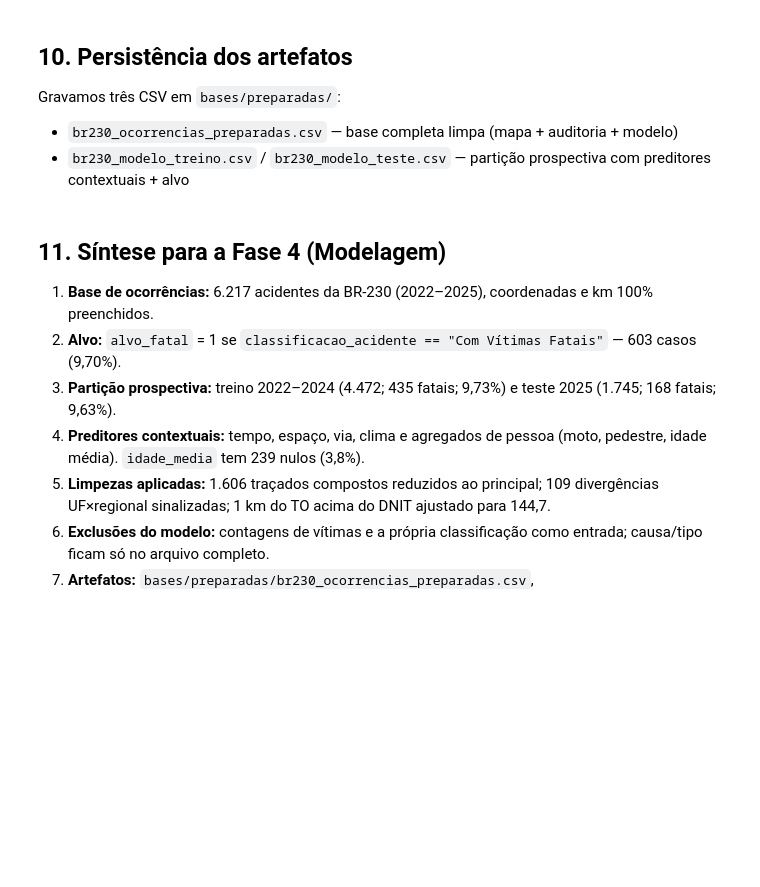
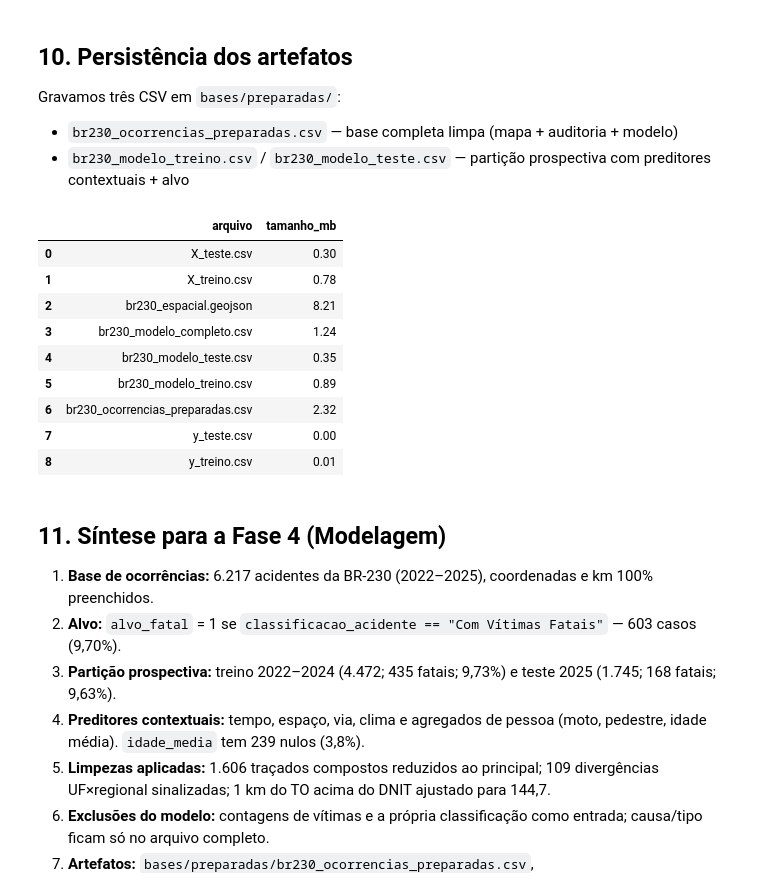
Before and after one commit to batista-neto/Prediction_of_Traffic_Accident_Risk_on_the_BR-230, a Jupyter notebook: preparacao_dos_dados/preparacao_dos_dados.ipynb, the cells around one changed output. Saved outputs shown, nothing was run; the diff lists cells and outputs as text; code cells hidden in the pictures; blank space fills up the shorter version.

Commit message:
feat(preparacao): Adição de tratamento de sentinelas, encoding categórico e matrizes isoladas

```diff
--- a/preparacao_dos_dados/preparacao_dos_dados.ipynb
+++ b/preparacao_dos_dados/preparacao_dos_dados.ipynb
@@ -376,7 +457,7 @@ COLS_CONTEXTO = [
     "uso_solo", "sentido_via",
     "area_urbana", "area_rural", "fim_de_semana", "periodo_noturno",
     "rural_pista_simples", "fora_pb",
-    "tem_motocicleta", "tem_pedestre", "idade_media",
+    "tem_motocicleta", "tem_pedestre", "idade_media", "prop_masculino",
 ]
 
 COLS_ALVO = ["alvo_fatal", "fatal", "classificacao_acidente", "mortos", "feridos"]
@@ -482,0 +625,16 @@ print("Figura salva em", FIGURAS / "preparacao_controle_anual_pista.png")
+# %%
+import geopandas as gpd
+from shapely.geometry import Point
+
+# Filtrar registros que possuem coordenadas válidas
+mask_geo = br230_int["latitude"].notna() & br230_int["longitude"].notna()
+br230_geo = br230_int[mask_geo].copy()
+
+# Criar a geometria de Pontos a partir de Longitude (x) e Latitude (y)
+geometrias = [Point(xy) for xy in zip(br230_geo["longitude"], br230_geo["latitude"])]
+
+# Converter para GeoDataFrame definindo o CRS (Coordinate Reference System)
+gdf_br230 = gpd.GeoDataFrame(br230_geo, geometry=geometrias, crs="EPSG:4326")
+
+print(f"Registros geoespaciais criados: {len(gdf_br230):,} acidentes com geometria ativa.")
+display(gdf_br230[["id", "municipio", "geometry"]].head(3))
@@ -488,20 +652,38 @@ Gravamos três CSV em `bases/preparadas/`:
 - `br230_ocorrencias_preparadas.csv` — base completa limpa (mapa + auditoria + modelo)
 - `br230_modelo_treino.csv` / `br230_modelo_teste.csv` — partição prospectiva com preditores contextuais + alvo
 # %%
-# Arquivo completo (UTF-8, vírgula — padrão de saída do projeto)
+# Exportação padrão CSV
 caminho_full = PREPARADAS / "br230_ocorrencias_preparadas.csv"
 br230_int.to_csv(caminho_full, index=False)
 treino.to_csv(PREPARADAS / "br230_modelo_treino.csv", index=False)
 teste.to_csv(PREPARADAS / "br230_modelo_teste.csv", index=False)
 modelo.to_csv(PREPARADAS / "br230_modelo_completo.csv", index=False)
 
+# NOVO: Exportação das matrizes separadas
+X_treino.to_csv(PREPARADAS / "X_treino.csv", index=False)
+y_treino.to_csv(PREPARADAS / "y_treino.csv", index=False)
+X_teste.to_csv(PREPARADAS / "X_teste.csv", index=False)
+y_teste.to_csv(PREPARADAS / "y_teste.csv", index=False)
+
+# NOVO: Exportação do formato geoespacial (GeoJSON não perde a geometria)
+gdf_br230.to_file(PREPARADAS / "br230_espacial.geojson", driver="GeoJSON")
+
 inventario = pd.DataFrame([
-    {"arquivo": p.name, "linhas": sum(1 for _ in open(p, encoding="utf-8")) - 1,
-     "tamanho_mb": round(p.stat().st_size / 1024**2, 2)}
-    for p in sorted(PREPARADAS.glob("*.csv"))
+    {"arquivo": p.name, "tamanho_mb": round(p.stat().st_size / 1024**2, 2)}
+    for p in sorted(PREPARADAS.glob("*.*")) if p.suffix in [".csv", ".geojson"]
 ])
 display(inventario)
-print("Artefatos em", PREPARADAS)
+# %% [output]
+|  | arquivo | tamanho_mb |
+| 0 | X_teste.csv | 0.30 |
+| 1 | X_treino.csv | 0.78 |
+| 2 | br230_espacial.geojson | 8.21 |
+| 3 | br230_modelo_completo.csv | 1.24 |
+| 4 | br230_modelo_teste.csv | 0.35 |
+| 5 | br230_modelo_treino.csv | 0.89 |
+| 6 | br230_ocorrencias_preparadas.csv | 2.32 |
+| 7 | y_teste.csv | 0.00 |
+| 8 | y_treino.csv | 0.01 |
 # %% [markdown]
 ## 11. Síntese para a Fase 4 (Modelagem)
 
```
Also changed, not shown: parts of 12 cells of this notebook, 9 other files.
